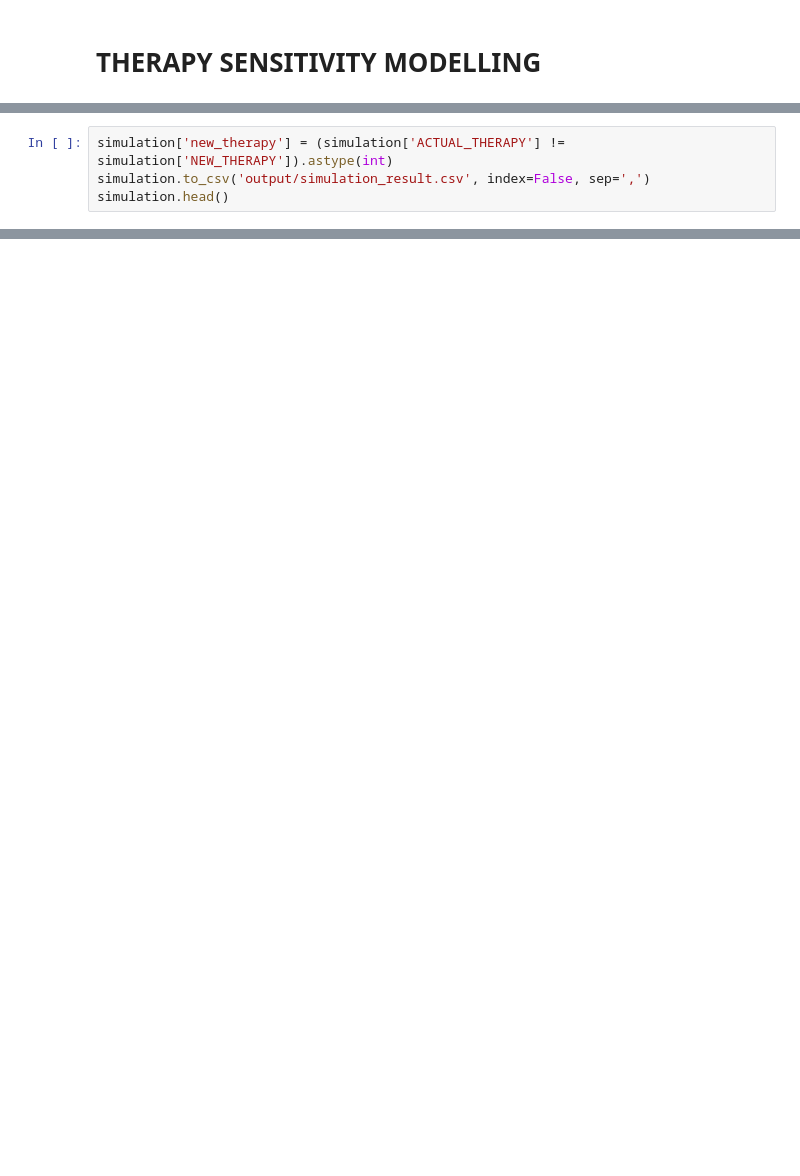
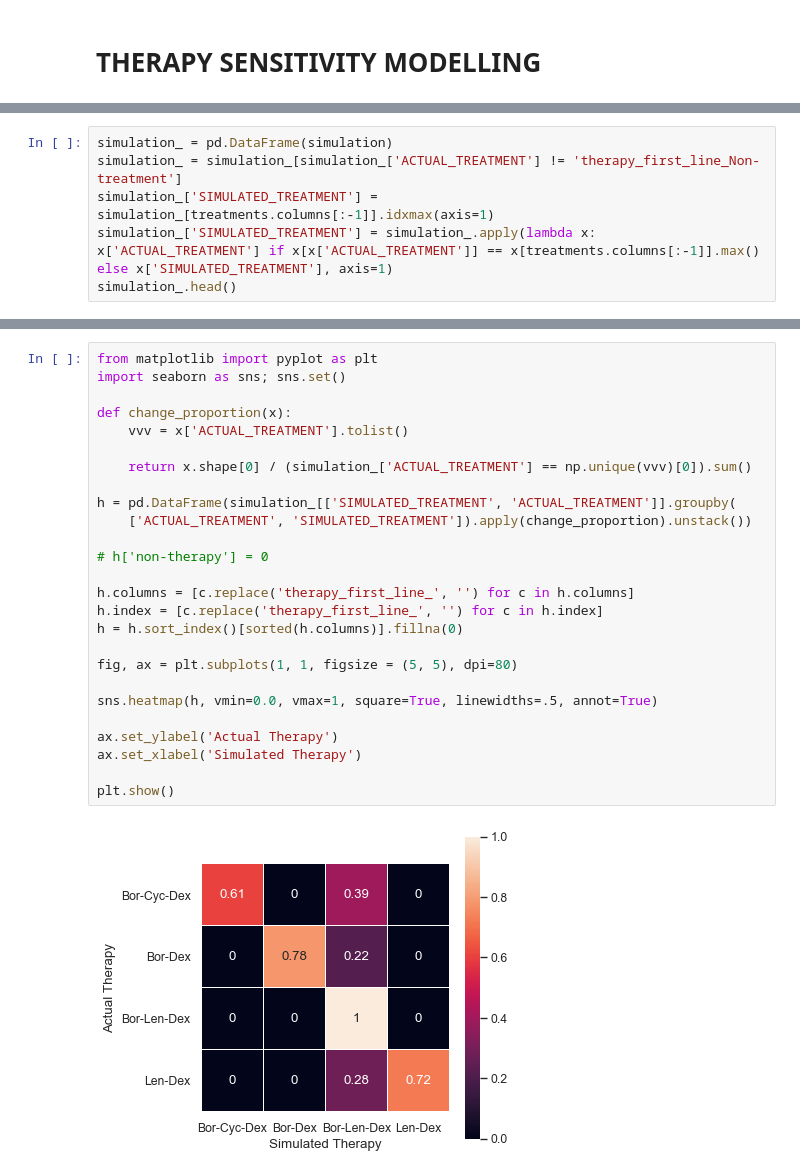
Before and after one commit to lucasvenez/mult, a Jupyter notebook: 06_00_optimal_therapy_simulation.ipynb, the cells around one changed output, grey strips where cells are left out. Saved outputs shown, nothing was run; the diff lists cells and outputs as text; blank space fills up the shorter version.

```diff
--- a/06_00_optimal_therapy_simulation.ipynb
+++ b/06_00_optimal_therapy_simulation.ipynb
@@ -495,4 +181,0 @@ NameError: name 'simulation' is not defined
-# %%
-simulation['new_therapy'] = (simulation['ACTUAL_THERAPY'] != simulation['NEW_THERAPY']).astype(int)
-simulation.to_csv('output/simulation_result.csv', index=False, sep=',')
-simulation.head()
@@ -498,0 +184,6 @@ simulation.head()
+# %%
+simulation_ = pd.DataFrame(simulation)
+simulation_ = simulation_[simulation_['ACTUAL_TREATMENT'] != 'therapy_first_line_Non-treatment']
+simulation_['SIMULATED_TREATMENT'] = simulation_[treatments.columns[:-1]].idxmax(axis=1)
+simulation_['SIMULATED_TREATMENT'] = simulation_.apply(lambda x: x['ACTUAL_TREATMENT'] if x[x['ACTUAL_TREATMENT']] == x[treatments.columns[:-1]].max() else x['SIMULATED_TREATMENT'], axis=1)
+simulation_.head()
@@ -498,0 +197,28 @@ simulation.head()
+# %%
+from matplotlib import pyplot as plt
+import seaborn as sns; sns.set()
+
+def change_proportion(x):
+    vvv = x['ACTUAL_TREATMENT'].tolist()
+
+    return x.shape[0] / (simulation_['ACTUAL_TREATMENT'] == np.unique(vvv)[0]).sum()
+
+h = pd.DataFrame(simulation_[['SIMULATED_TREATMENT', 'ACTUAL_TREATMENT']].groupby(
+    ['ACTUAL_TREATMENT', 'SIMULATED_TREATMENT']).apply(change_proportion).unstack())
+
+# h['non-therapy'] = 0
+
+h.columns = [c.replace('therapy_first_line_', '') for c in h.columns]
+h.index = [c.replace('therapy_first_line_', '') for c in h.index]
+h = h.sort_index()[sorted(h.columns)].fillna(0)
+
+fig, ax = plt.subplots(1, 1, figsize = (5, 5), dpi=80)
+
+sns.heatmap(h, vmin=0.0, vmax=1, square=True, linewidths=.5, annot=True)
+
+ax.set_ylabel('Actual Therapy')
+ax.set_xlabel('Simulated Therapy')
+
+plt.show()
+# %% [output]
+[figure, added]
```
Also changed, not shown: parts of 27 cells of this notebook, 36 other files.
